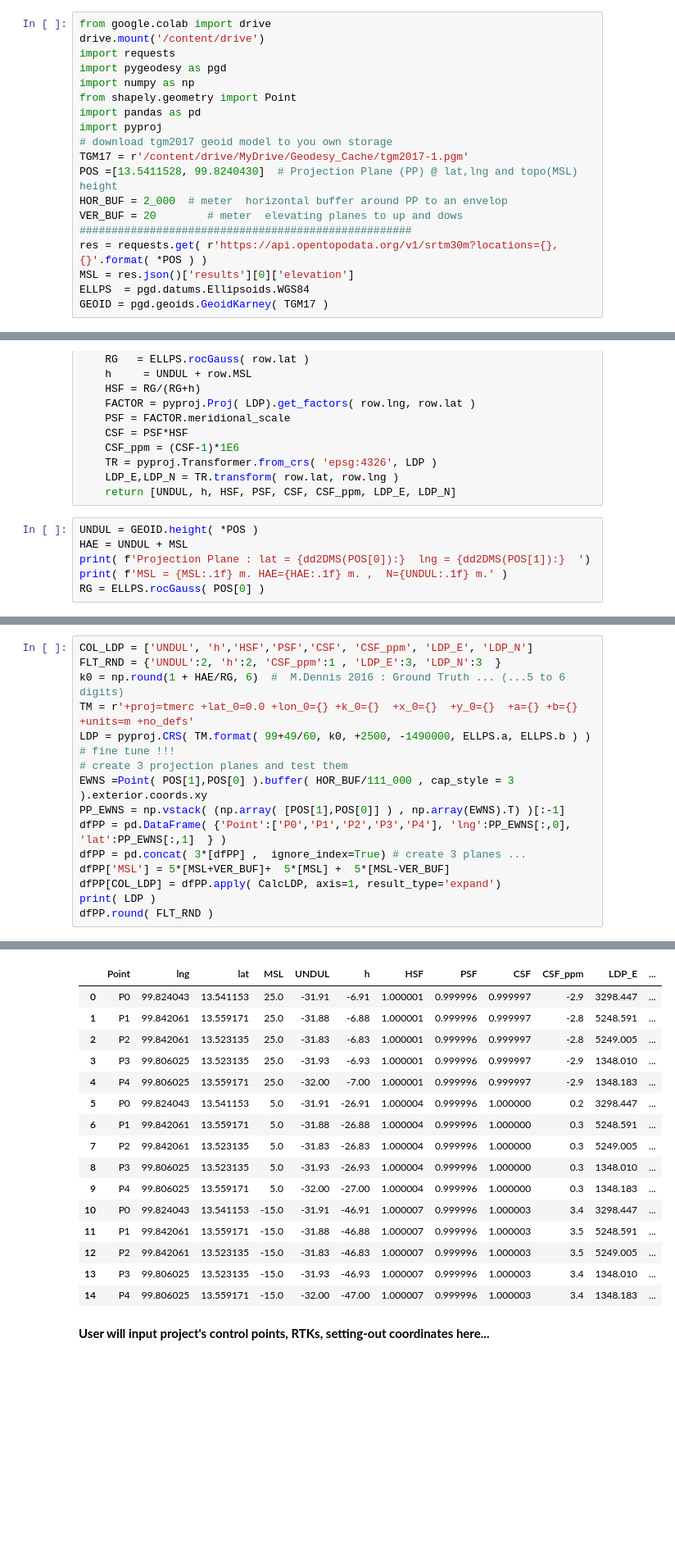
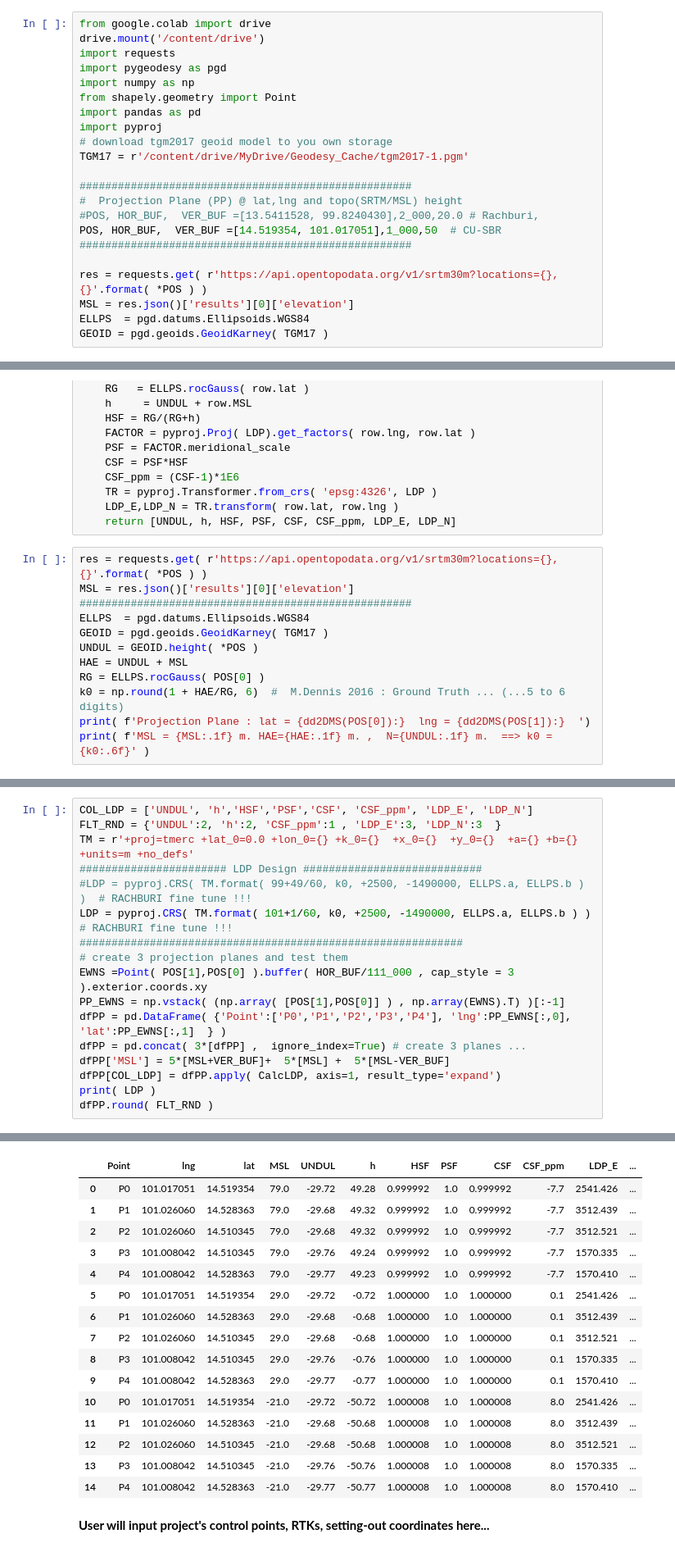
Before and after one commit to phisan-chula/2021-LDP_Design, a Jupyter notebook: LDP_Mini.ipynb, the cells around one changed output, grey strips where cells are left out. Shown at 82% size. Drawn from its saved outputs; the diff is of its cells as text; blank space fills up the shorter version.

```diff
--- a/LDP_Mini.ipynb
+++ b/LDP_Mini.ipynb
@@ -24,10 +24,13 @@ import pandas as pd
 import pyproj
 # download tgm2017 geoid model to you own storage
 TGM17 = r'/content/drive/MyDrive/Geodesy_Cache/tgm2017-1.pgm'
-POS =[13.5411528, 99.8240430]  # Projection Plane (PP) @ lat,lng and topo(MSL) height
-HOR_BUF = 2_000  # meter  horizontal buffer around PP to an envelop
-VER_BUF = 20        # meter  elevating planes to up and dows
+
 ####################################################
+#  Projection Plane (PP) @ lat,lng and topo(SRTM/MSL) height
+#POS, HOR_BUF,  VER_BUF =[13.5411528, 99.8240430],2_000,20.0 # Rachburi,
+POS, HOR_BUF,  VER_BUF =[14.519354, 101.017051],1_000,50  # CU-SBR
+####################################################
+
 res = requests.get( r'https://api.opentopodata.org/v1/srtm30m?locations={},{}'.format( *POS ) )
 MSL = res.json()['results'][0]['elevation']
 ELLPS  = pgd.datums.Ellipsoids.WGS84
@@ -51,9 +54,15 @@ def CalcLDP( row ):
     LDP_E,LDP_N = TR.transform( row.lat, row.lng )
     return [UNDUL, h, HSF, PSF, CSF, CSF_ppm, LDP_E, LDP_N]
 # %%
+res = requests.get( r'https://api.opentopodata.org/v1/srtm30m?locations={},{}'.format( *POS ) )
+MSL = res.json()['results'][0]['elevation']
+####################################################
+ELLPS  = pgd.datums.Ellipsoids.WGS84
+GEOID = pgd.geoids.GeoidKarney( TGM17 )
 UNDUL = GEOID.height( *POS )
 HAE = UNDUL + MSL
+RG = ELLPS.rocGauss( POS[0] )
+k0 = np.round(1 + HAE/RG, 6)  #  M.Dennis 2016 : Ground Truth ... (...5 to 6 digits)
 print( f'Projection Plane : lat = {dd2DMS(POS[0]):}  lng = {dd2DMS(POS[1]):}  ')
-print( f'MSL = {MSL:.1f} m. HAE={HAE:.1f} m. ,  N={UNDUL:.1f} m.' )
-RG = ELLPS.rocGauss( POS[0] )
+print( f'MSL = {MSL:.1f} m. HAE={HAE:.1f} m. ,  N={UNDUL:.1f} m.  ==> k0 = {k0:.6f}' )
 # %% [output]
@@ -62,9 +71,11 @@ MSL = 5.0 m. HAE=-26.9 m. ,  N=-31.9 m.
 # %%
 COL_LDP = ['UNDUL', 'h','HSF','PSF','CSF', 'CSF_ppm', 'LDP_E', 'LDP_N']
 FLT_RND = {'UNDUL':2, 'h':2, 'CSF_ppm':1 , 'LDP_E':3, 'LDP_N':3  }
-k0 = np.round(1 + HAE/RG, 6)  #  M.Dennis 2016 : Ground Truth ... (...5 to 6 digits)
 TM = r'+proj=tmerc +lat_0=0.0 +lon_0={} +k_0={}  +x_0={}  +y_0={}  +a={} +b={} +units=m +no_defs'
-LDP = pyproj.CRS( TM.format( 99+49/60, k0, +2500, -1490000, ELLPS.a, ELLPS.b ) )  # fine tune !!!
+####################### LDP Design ############################
+#LDP = pyproj.CRS( TM.format( 99+49/60, k0, +2500, -1490000, ELLPS.a, ELLPS.b ) )  # RACHBURI fine tune !!!
+LDP = pyproj.CRS( TM.format( 101+1/60, k0, +2500, -1490000, ELLPS.a, ELLPS.b ) )  # RACHBURI fine tune !!!
+############################################################
 # create 3 projection planes and test them
 EWNS =Point( POS[1],POS[0] ).buffer( HOR_BUF/111_000 , cap_style = 3  ).exterior.coords.xy
 PP_EWNS = np.vstack( (np.array( [POS[1],POS[0]] ) , np.array(EWNS).T) )[:-1]
@@ -79,19 +90,19 @@ dfPP.round( FLT_RND )
 |  | Point | lng | lat | MSL | UNDUL | h | HSF | PSF | CSF | CSF_ppm | LDP_E | ... |
-| 0 | P0 | 99.824043 | 13.541153 | 25.0 | -31.91 | -6.91 | 1.000001 | 0.999996 | 0.999997 | -2.9 | 3298.447 | ... |
-| 1 | P1 | 99.842061 | 13.559171 | 25.0 | -31.88 | -6.88 | 1.000001 | 0.999996 | 0.999997 | -2.8 | 5248.591 | ... |
-| 2 | P2 | 99.842061 | 13.523135 | 25.0 | -31.83 | -6.83 | 1.000001 | 0.999996 | 0.999997 | -2.8 | 5249.005 | ... |
-| 3 | P3 | 99.806025 | 13.523135 | 25.0 | -31.93 | -6.93 | 1.000001 | 0.999996 | 0.999997 | -2.9 | 1348.010 | ... |
-| 4 | P4 | 99.806025 | 13.559171 | 25.0 | -32.00 | -7.00 | 1.000001 | 0.999996 | 0.999997 | -2.9 | 1348.183 | ... |
-| 5 | P0 | 99.824043 | 13.541153 | 5.0 | -31.91 | -26.91 | 1.000004 | 0.999996 | 1.000000 | 0.2 | 3298.447 | ... |
-| 6 | P1 | 99.842061 | 13.559171 | 5.0 | -31.88 | -26.88 | 1.000004 | 0.999996 | 1.000000 | 0.3 | 5248.591 | ... |
-| 7 | P2 | 99.842061 | 13.523135 | 5.0 | -31.83 | -26.83 | 1.000004 | 0.999996 | 1.000000 | 0.3 | 5249.005 | ... |
-| 8 | P3 | 99.806025 | 13.523135 | 5.0 | -31.93 | -26.93 | 1.000004 | 0.999996 | 1.000000 | 0.3 | 1348.010 | ... |
-| 9 | P4 | 99.806025 | 13.559171 | 5.0 | -32.00 | -27.00 | 1.000004 | 0.999996 | 1.000000 | 0.3 | 1348.183 | ... |
-| 10 | P0 | 99.824043 | 13.541153 | -15.0 | -31.91 | -46.91 | 1.000007 | 0.999996 | 1.000003 | 3.4 | 3298.447 | ... |
-| 11 | P1 | 99.842061 | 13.559171 | -15.0 | -31.88 | -46.88 | 1.000007 | 0.999996 | 1.000003 | 3.5 | 5248.591 | ... |
-| 12 | P2 | 99.842061 | 13.523135 | -15.0 | -31.83 | -46.83 | 1.000007 | 0.999996 | 1.000003 | 3.5 | 5249.005 | ... |
-| 13 | P3 | 99.806025 | 13.523135 | -15.0 | -31.93 | -46.93 | 1.000007 | 0.999996 | 1.000003 | 3.4 | 1348.010 | ... |
-| 14 | P4 | 99.806025 | 13.559171 | -15.0 | -32.00 | -47.00 | 1.000007 | 0.999996 | 1.000003 | 3.4 | 1348.183 | ... |
+| 0 | P0 | 101.017051 | 14.519354 | 79.0 | -29.72 | 49.28 | 0.999992 | 1.0 | 0.999992 | -7.7 | 2541.426 | ... |
+| 1 | P1 | 101.026060 | 14.528363 | 79.0 | -29.68 | 49.32 | 0.999992 | 1.0 | 0.999992 | -7.7 | 3512.439 | ... |
+| 2 | P2 | 101.026060 | 14.510345 | 79.0 | -29.68 | 49.32 | 0.999992 | 1.0 | 0.999992 | -7.7 | 3512.521 | ... |
+| 3 | P3 | 101.008042 | 14.510345 | 79.0 | -29.76 | 49.24 | 0.999992 | 1.0 | 0.999992 | -7.7 | 1570.335 | ... |
+| 4 | P4 | 101.008042 | 14.528363 | 79.0 | -29.77 | 49.23 | 0.999992 | 1.0 | 0.999992 | -7.7 | 1570.410 | ... |
+| 5 | P0 | 101.017051 | 14.519354 | 29.0 | -29.72 | -0.72 | 1.000000 | 1.0 | 1.000000 | 0.1 | 2541.426 | ... |
+| 6 | P1 | 101.026060 | 14.528363 | 29.0 | -29.68 | -0.68 | 1.000000 | 1.0 | 1.000000 | 0.1 | 3512.439 | ... |
+| 7 | P2 | 101.026060 | 14.510345 | 29.0 | -29.68 | -0.68 | 1.000000 | 1.0 | 1.000000 | 0.1 | 3512.521 | ... |
+| 8 | P3 | 101.008042 | 14.510345 | 29.0 | -29.76 | -0.76 | 1.000000 | 1.0 | 1.000000 | 0.1 | 1570.335 | ... |
+| 9 | P4 | 101.008042 | 14.528363 | 29.0 | -29.77 | -0.77 | 1.000000 | 1.0 | 1.000000 | 0.1 | 1570.410 | ... |
+| 10 | P0 | 101.017051 | 14.519354 | -21.0 | -29.72 | -50.72 | 1.000008 | 1.0 | 1.000008 | 8.0 | 2541.426 | ... |
+| 11 | P1 | 101.026060 | 14.528363 | -21.0 | -29.68 | -50.68 | 1.000008 | 1.0 | 1.000008 | 8.0 | 3512.439 | ... |
+| 12 | P2 | 101.026060 | 14.510345 | -21.0 | -29.68 | -50.68 | 1.000008 | 1.0 | 1.000008 | 8.0 | 3512.521 | ... |
+| 13 | P3 | 101.008042 | 14.510345 | -21.0 | -29.76 | -50.76 | 1.000008 | 1.0 | 1.000008 | 8.0 | 1570.335 | ... |
+| 14 | P4 | 101.008042 | 14.528363 | -21.0 | -29.77 | -50.77 | 1.000008 | 1.0 | 1.000008 | 8.0 | 1570.410 | ... |
 # %% [markdown]
 **User will input project's control points, RTKs, setting-out coordinates here...**
 # %%
```
Also changed, not shown: parts of 4 cells of this notebook.
